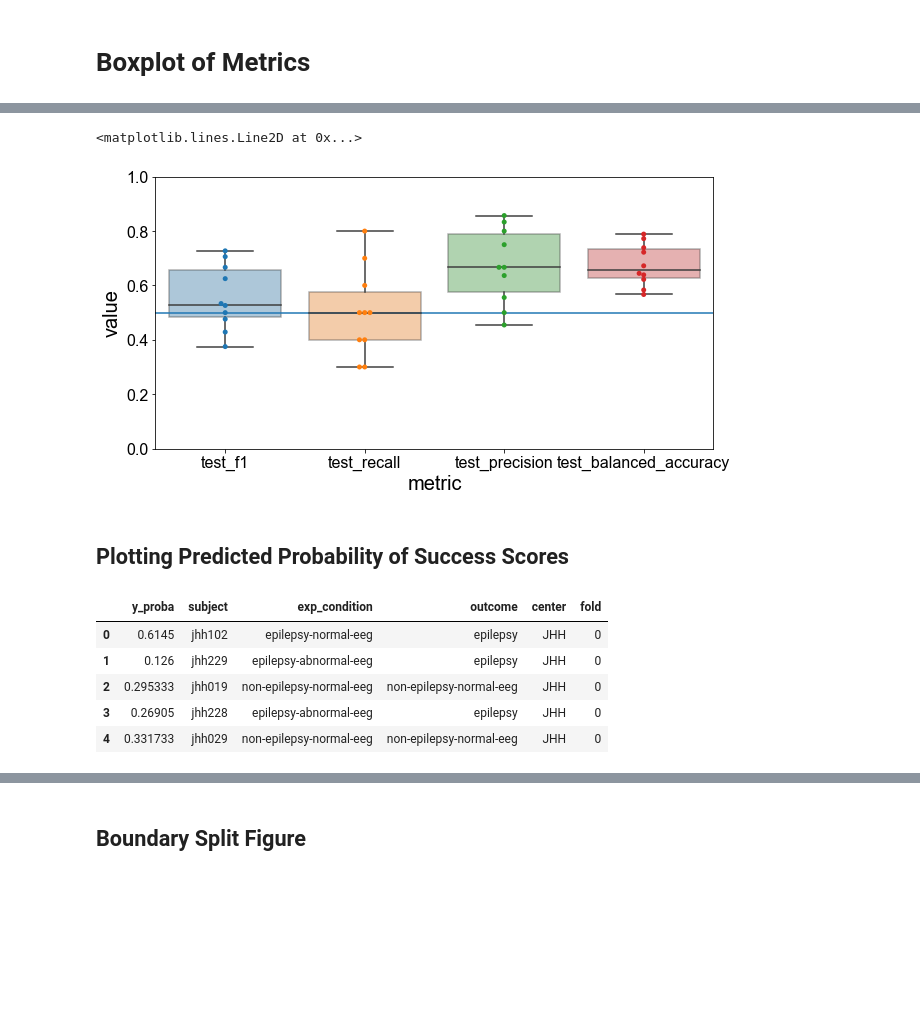
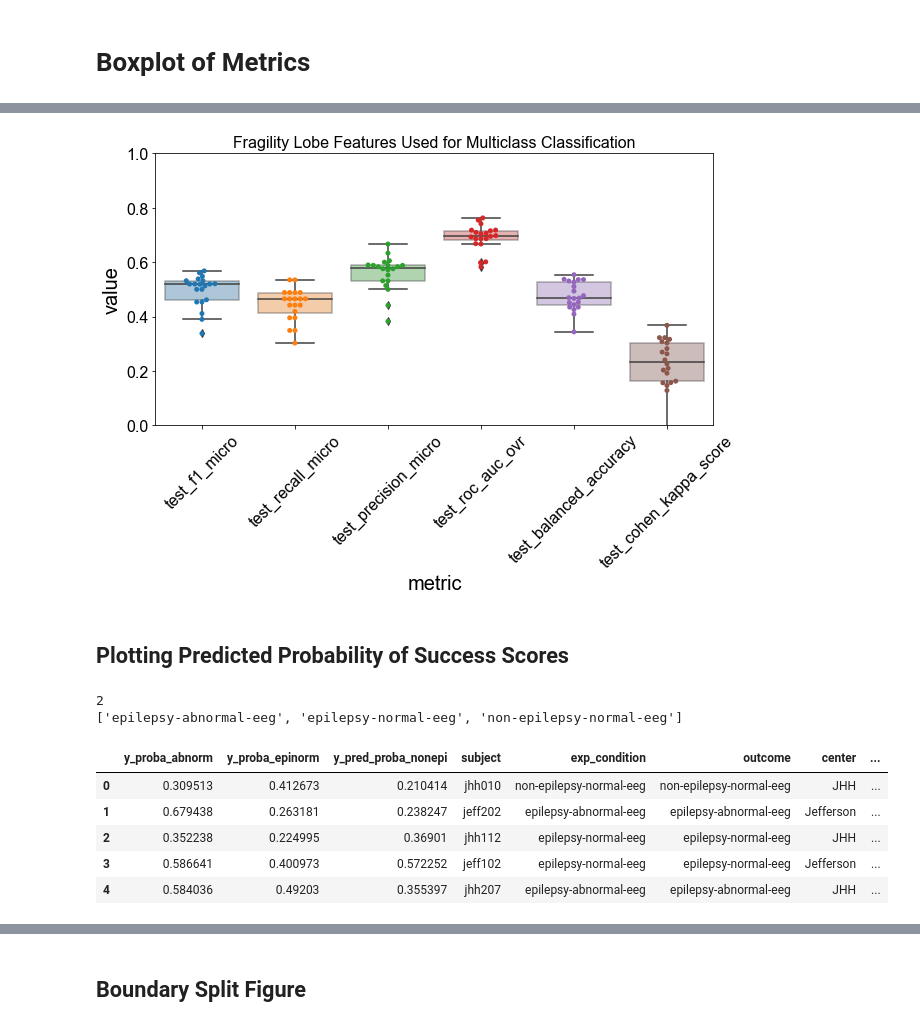
Before and after one commit to ncsl/episcalp, a Jupyter notebook: notebooks/cross_validation/plot_feature_exp_metrics.ipynb, the cells around one changed output, grey strips where cells are left out. Drawn from its saved outputs; the diff is of its cells as text; code cells hidden in the pictures; blank space fills up the shorter version.

```diff
--- a/notebooks/cross_validation/plot_feature_exp_metrics.ipynb
+++ b/notebooks/cross_validation/plot_feature_exp_metrics.ipynb
@@ -224,3 +407,3 @@ test_f1_micro 0.5406976744186046 +/- 0.05831369264241784
 # %%
-metric = "test_specificity"
-print(metric, np.mean(scores[metric]), "+/-", np.std(scores[metric]))
+# metric = "test_specificity"
+# print(metric, np.mean(scores[metric]), "+/-", np.std(scores[metric]))
@@ -314,9 +452,11 @@ dict_keys(['fit_time', 'score_time', 'test_roc_auc', 'train_roc_auc', 'test_accu
 # %%
 metrics = [
-    "test_f1",
-    "test_recall",
-    "test_precision",
-    "test_balanced_accuracy",
+    f"test_f1{extra_str}",
+    f"test_recall{extra_str}",
+    f"test_precision{extra_str}",
+    f"test_roc_auc_ovr",
+    f"test_balanced_accuracy",
+    f"test_cohen_kappa_score",
     #     "test_neg_brier_score",
 ]
 
@@ -329,27 +469,37 @@ df = pd.melt(df, value_name="value", var_name="metric")
 # %%
 fig, ax = plt.subplots(figsize=(10, 5))
 sns.boxplot(
     x="metric",
     y="value",
     #     color="gray",
     data=df,
     ax=ax,
     boxprops=dict(alpha=0.4),
 )
 sns.swarmplot(
     x="metric",
     y="value",
     #     hue="exp_condition",
     #               color="black",
     data=df,
     ax=ax,
 )
-ax.set(ylim=[0, 1])
-ax.axhline(0.5, label="chance")
+ax.set(
+    ylim=[0, 1],
+    title="Fragility Lobe Features Used for Multiclass Classification",
+)
+ax.set_xticklabels(ax.get_xticklabels(), rotation=45)
+# ax.axhline(0.5, label="chance")
+fig.patch.set_facecolor("white")
 # %% [output]
-<matplotlib.lines.Line2D at 0x...>
-[figure, old version]
+[figure, new version]
 # %% [markdown]
 ## Plotting Predicted Probability of Success Scores
+# %%
+print(y_classes.index("non-epilepsy-normal-eeg"))
+print(y_classes)
+# %% [output]
+2
+['epilepsy-abnormal-eeg', 'epilepsy-normal-eeg', 'non-epilepsy-normal-eeg']
 # %%
 # TODO: modify to fit the participants framework
@@ -414,18 +576,38 @@ for idx in range(n_splits):
     folds.extend([idx] * len(cv_subjects))
 # %%
 proba_df = pd.DataFrame(
-    (y_probas, subj_list, exp_conditions, y_outcomes, centers, folds)
+    (
+        y_probas_epiabnorm,
+        y_pred_proba_epinorm,
+        y_pred_proba_nonepi,
+        subj_list,
+        exp_conditions,
+        y_outcomes,
+        centers,
+        folds,
+        num_aeds,
+    )
 ).T
-proba_df.columns = ["y_proba", "subject", "exp_condition", "outcome", "center", "fold"]
+proba_df.columns = [
+    "y_proba_abnorm",
+    "y_proba_epinorm",
+    "y_pred_proba_nonepi",
+    "subject",
+    "exp_condition",
+    "outcome",
+    "center",
+    "fold",
+    "num_aeds",
+]
 
 display(proba_df.head())
 # %% [output]
-|  | y_proba | subject | exp_condition | outcome | center | fold |
-| 0 | 0.6145 | jhh102 | epilepsy-normal-eeg | epilepsy | JHH | 0 |
-| 1 | 0.126 | jhh229 | epilepsy-abnormal-eeg | epilepsy | JHH | 0 |
-| 2 | 0.295333 | jhh019 | non-epilepsy-normal-eeg | non-epilepsy-normal-eeg | JHH | 0 |
-| 3 | 0.26905 | jhh228 | epilepsy-abnormal-eeg | epilepsy | JHH | 0 |
-| 4 | 0.331733 | jhh029 | non-epilepsy-normal-eeg | non-epilepsy-normal-eeg | JHH | 0 |
+|  | y_proba_abnorm | y_proba_epinorm | y_pred_proba_nonepi | subject | exp_condition | outcome | center | ... |
+| 0 | 0.309513 | 0.412673 | 0.210414 | jhh010 | non-epilepsy-normal-eeg | non-epilepsy-normal-eeg | JHH | ... |
+| 1 | 0.679438 | 0.263181 | 0.238247 | jeff202 | epilepsy-abnormal-eeg | epilepsy-abnormal-eeg | Jefferson | ... |
+| 2 | 0.352238 | 0.224995 | 0.36901 | jhh112 | epilepsy-normal-eeg | epilepsy-normal-eeg | JHH | ... |
+| 3 | 0.586641 | 0.400973 | 0.572252 | jeff102 | epilepsy-normal-eeg | epilepsy-normal-eeg | Jefferson | ... |
+| 4 | 0.584036 | 0.49203 | 0.355397 | jhh207 | epilepsy-abnormal-eeg | epilepsy-abnormal-eeg | JHH | ... |
 # %%
 fig, ax = plt.subplots(figsize=(10, 6))
 sns.boxplot(
```
Also changed, not shown: parts of 24 cells of this notebook, 4 other files.
